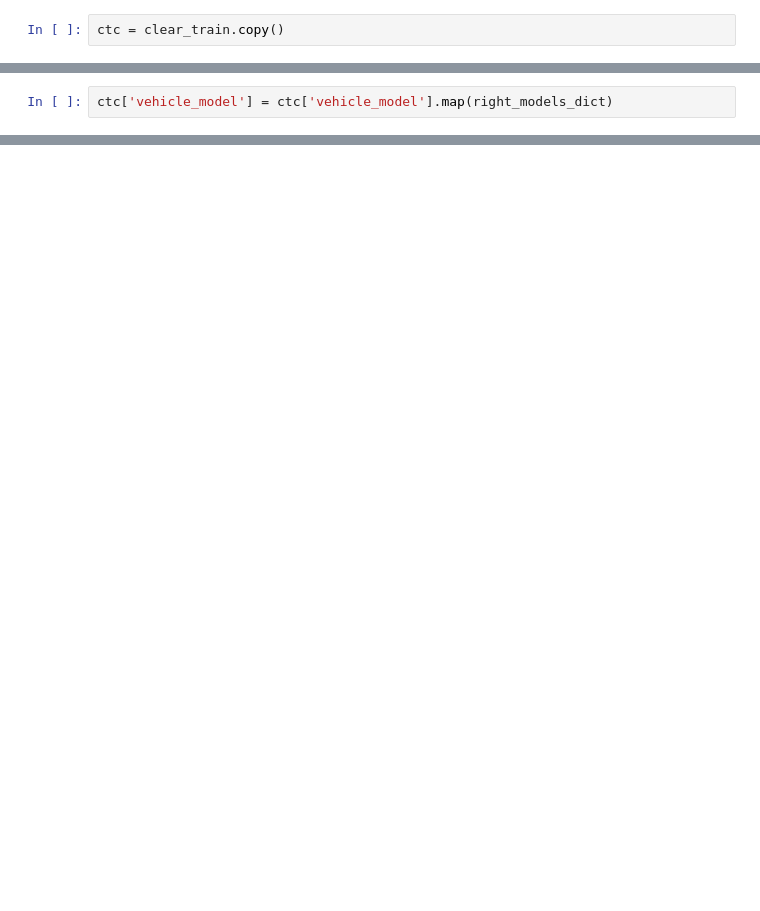
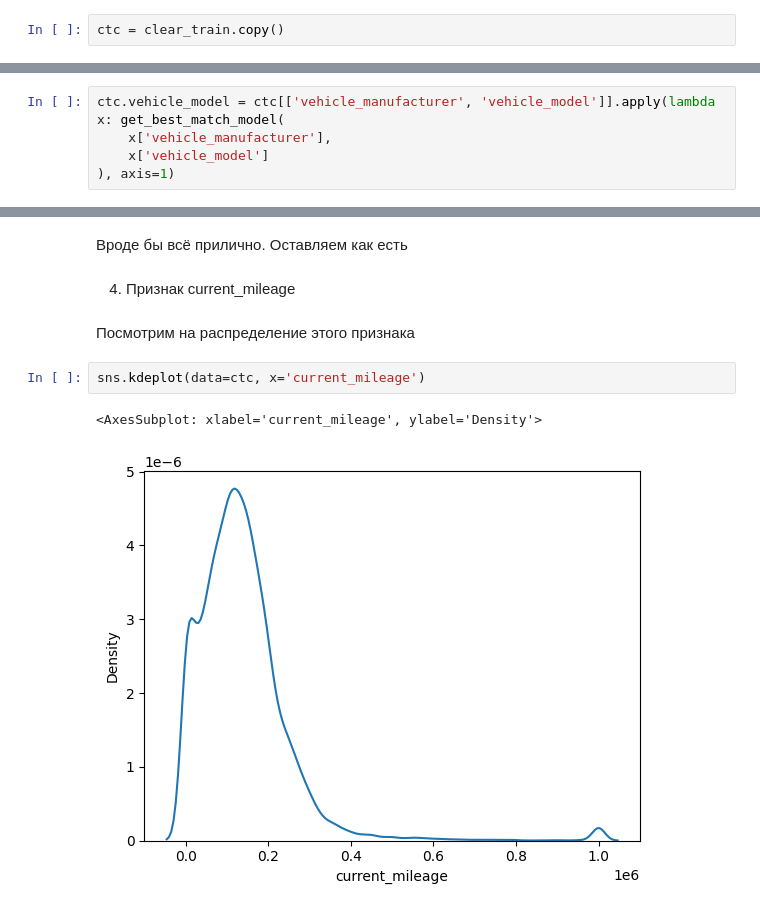
Before and after one commit to alexey300479/sf_datascience_2022, a Jupyter notebook: KAGGLE_PREDICT_CAR_PRICE/car_price_eda.ipynb, the cells around one changed output, grey strips where cells are left out. Cells and saved outputs as stored; diff of their text form; blank space fills up the shorter version.

```diff
--- a/KAGGLE_PREDICT_CAR_PRICE/car_price_eda.ipynb
+++ b/KAGGLE_PREDICT_CAR_PRICE/car_price_eda.ipynb
@@ -763,2 +683,0 @@ right_models_dict = dict(zip(old_models, new_models))
-# %%
-ctc['vehicle_model'] = ctc['vehicle_model'].map(right_models_dict)
@@ -779,0 +684,5 @@ array(['veloster', 'santa fe', 'tucson', 'sonata', 'elantra', '1',
+# %%
+ctc.vehicle_model = ctc[['vehicle_manufacturer', 'vehicle_model']].apply(lambda x: get_best_match_model(
+    x['vehicle_manufacturer'],
+    x['vehicle_model']
+), axis=1)
@@ -779,0 +750,11 @@ array(['veloster', 'santa fe', 'tucson', 'sonata', 'elantra', '1',
+# %% [markdown]
+Вроде бы всё прилично. Оставляем как есть
+# %% [markdown]
+4. Признак current_mileage
+# %% [markdown]
+Посмотрим на распределение этого признака
+# %%
+sns.kdeplot(data=ctc, x='current_mileage')
+# %% [output]
+<AxesSubplot: xlabel='current_mileage', ylabel='Density'>
+[figure, added]
```
Also changed, not shown: parts of 122 cells of this notebook, 2 other files.
